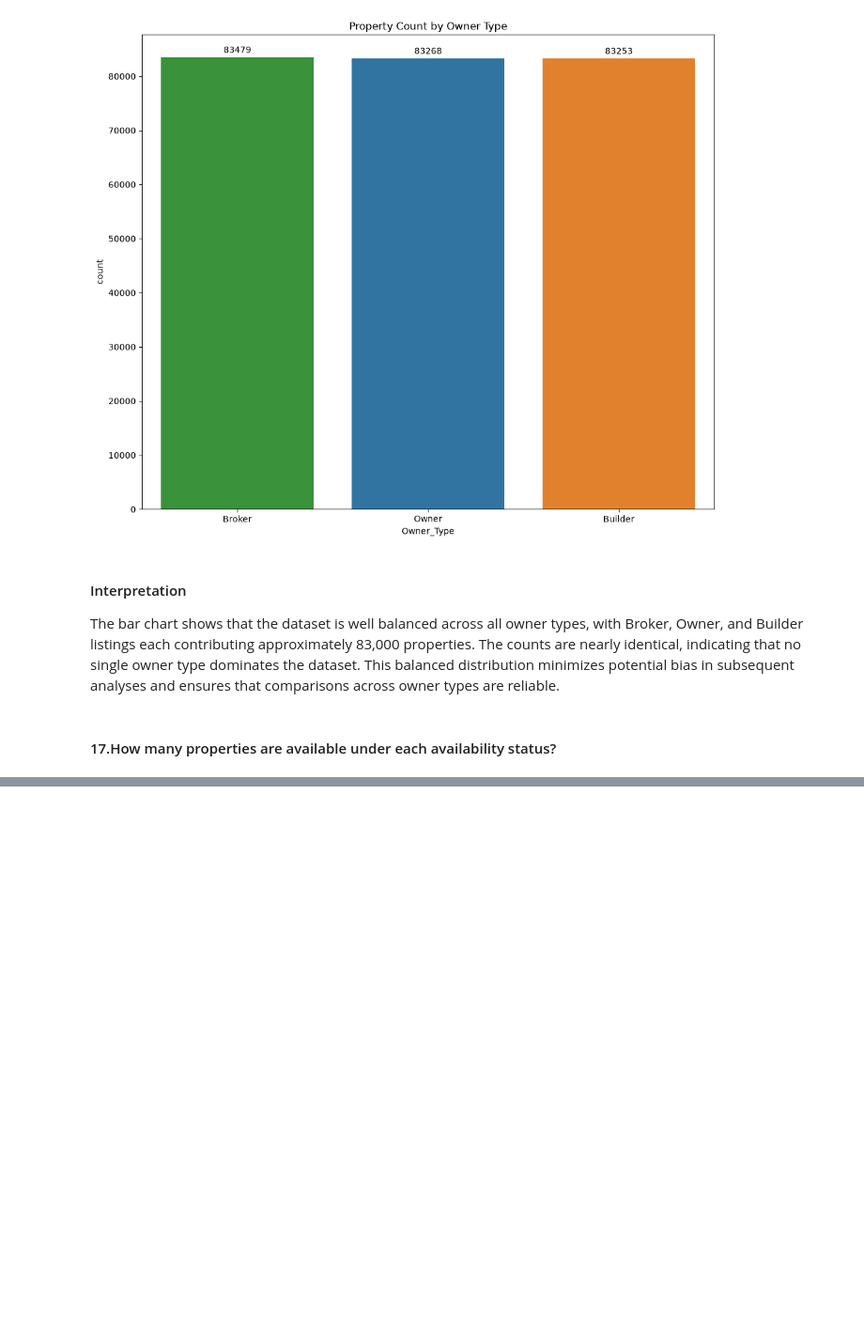
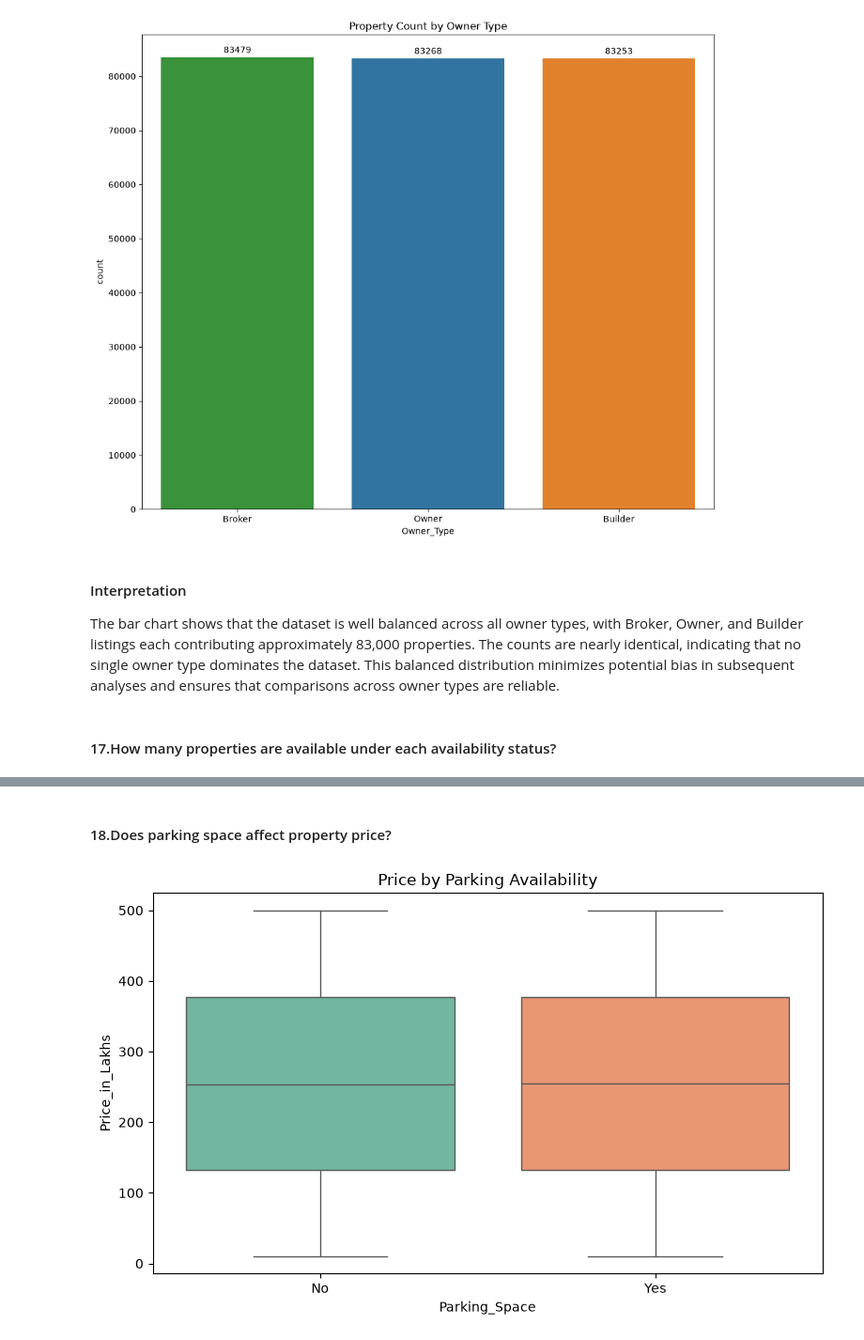
Before and after one commit to mukundnaramesh2605/Real-Estate-Investment-Advisor---Predicting-Property-Profitability-Future-Value, a Jupyter notebook: EDA.ipynb, the cells around one changed output, grey strips where cells are left out. Shown at 94% size. Cells and saved outputs as stored; diff of their text form; code cells hidden in the pictures; blank space fills up the shorter version.

```diff
--- a/EDA.ipynb
+++ b/EDA.ipynb
@@ -554,0 +575,10 @@ The bar chart shows that the dataset is well balanced across all owner types, wi
+# %% [markdown]
+#### 18.Does parking space affect property price?
+# %%
+plt.figure(figsize=(8,5))
+sns.boxplot(data=housing_df, x='Parking_Space', y='Price_in_Lakhs', hue='Parking_Space', palette='Set2', legend=False)
+plt.title('Price by Parking Availability')
+plt.tight_layout()
+plt.show()
+# %% [output]
+[figure, added]
```
Also changed, not shown: parts of 9 cells of this notebook.
